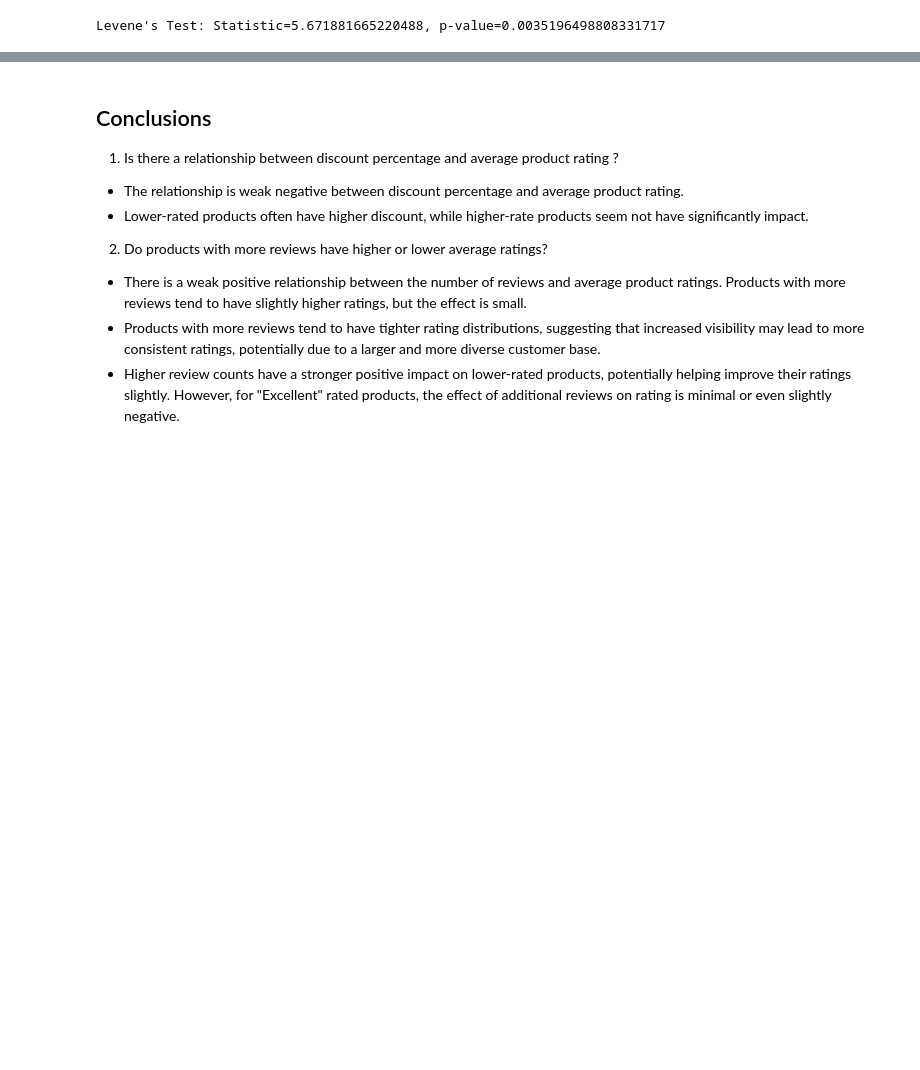
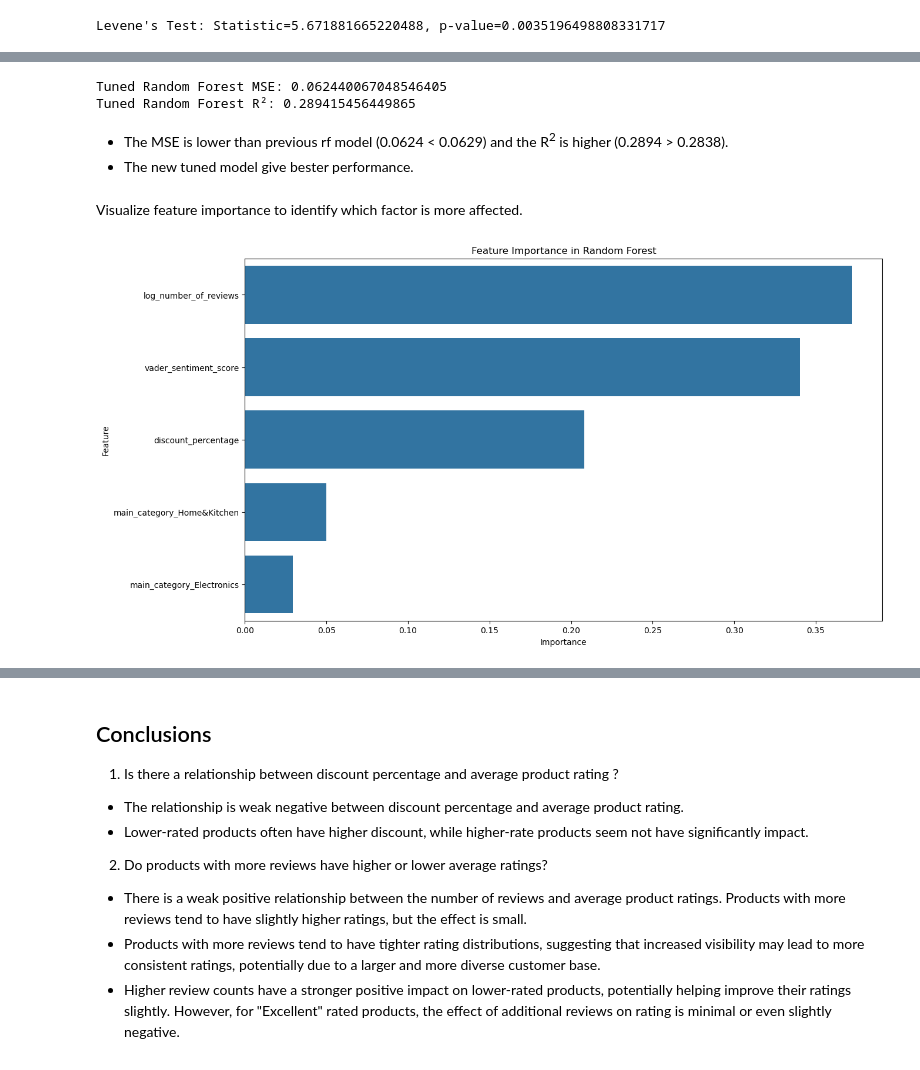
Before and after one commit to haule687/Data-Analyst-Capstone-Amazon-Products, a Jupyter notebook: Investigate_a_Dataset.ipynb, the cells around one changed output, grey strips where cells are left out. Cells and saved outputs as stored; diff of their text form; code cells hidden in the pictures; blank space fills up the shorter version.

Commit message:
Add question 6, update file environment.yml adding non-linear models

```diff
--- a/Investigate_a_Dataset.ipynb
+++ b/Investigate_a_Dataset.ipynb
@@ -1381,0 +1557,12 @@ p-value < 0.05 (0.0035), The assumption of homogeneity of variance required
+# %%
+# Define parameter grid
+param_grid = {
+    'n_estimators': [100, 200, 300],          # Number of trees
+    'max_depth': [10, 20, None],             # Maximum depth of the trees
+    'min_samples_split': [2, 5, 10],         # Minimum samples to split a node
+    'min_samples_leaf': [1, 2, 4]            # Minimum samples at a leaf node
+}
+# %%
+# Perform Grid Search
+grid_search = GridSearchCV(estimator=rf_model, param_grid=param_grid, cv=5, scoring='r2', verbose=2, n_jobs=-1)
+grid_search.fit(X_train, y_train)
@@ -1381,0 +1582,30 @@ p-value < 0.05 (0.0035), The assumption of homogeneity of variance required
+# %%
+# define the best rf model and put it in best_rf variable
+best_rf = grid_search.best_estimator_
+# %%
+# Predictions and evaluation
+y_pred_best_rf = best_rf.predict(X_test)
+print("Tuned Random Forest MSE:", mean_squared_error(y_test, y_pred_best_rf))
+print("Tuned Random Forest R²:", r2_score(y_test, y_pred_best_rf))
+# %% [output]
+Tuned Random Forest MSE: 0.062440067048546405
+Tuned Random Forest R²: 0.289415456449865
+# %% [markdown]
+- The MSE is lower than previous rf model (0.0624 < 0.0629) and the R<sup>2</sup> is higher (0.2894 > 0.2838).
+- The new tuned model give bester performance.
+# %%
+# Extract feature importance
+feature_importance = pd.DataFrame({
+    'Feature': X_train.columns,
+    'Importance': best_rf.feature_importances_
+}).sort_values(by='Importance', ascending=False)
+# %% [markdown]
+Visualize feature importance to identify which factor is more affected.
+# %%
+# Visualize feature importance
+plt.figure(figsize=(14, 8))
+sns.barplot(x='Importance', y='Feature', data=feature_importance)
+plt.title('Feature Importance in Random Forest')
+plt.show()
+# %% [output]
+[figure, added]
```
Also changed, not shown: parts of 64 cells of this notebook, 1 other file.
